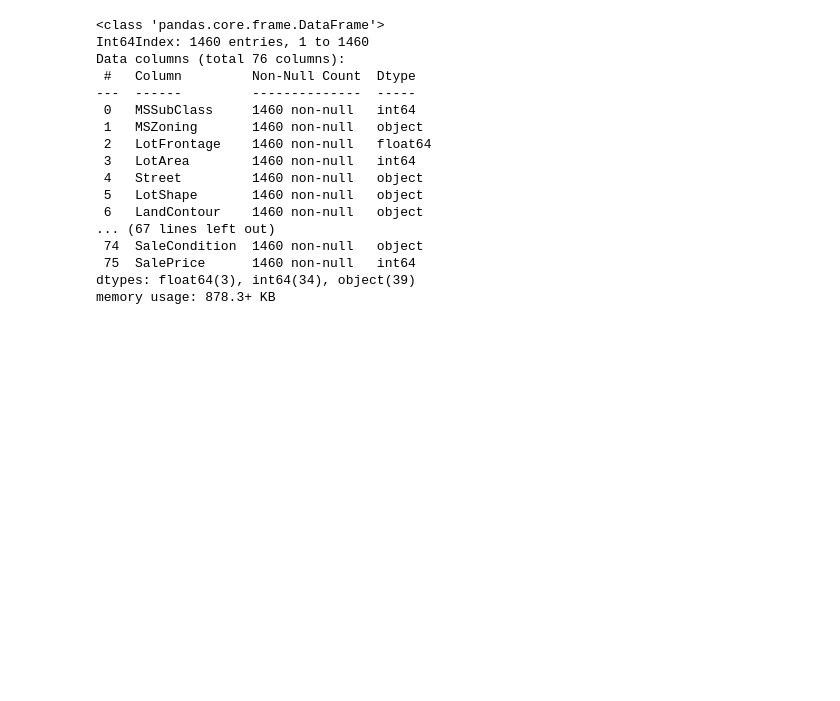
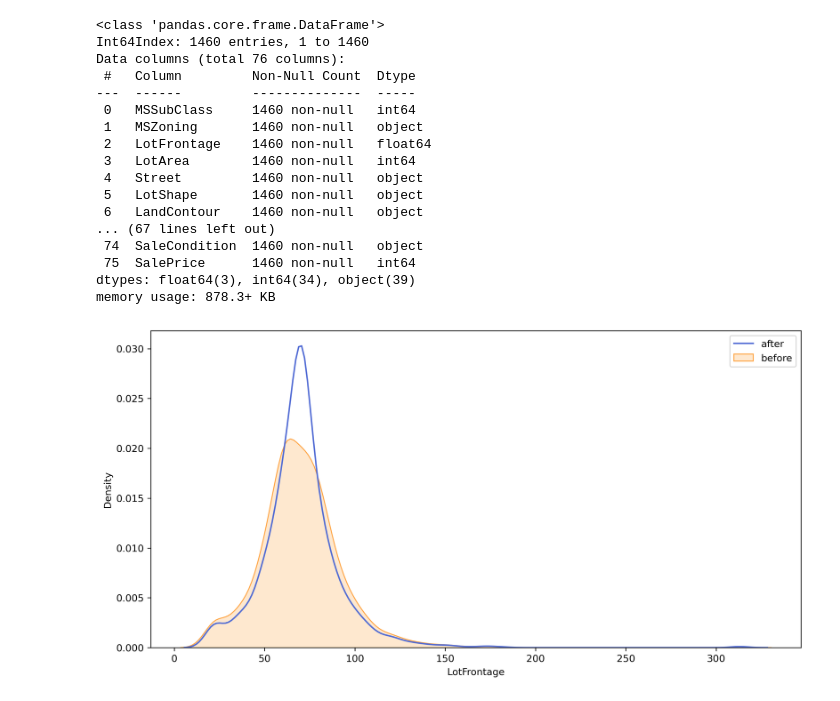
Before and after one commit to ashen007/Feature_enginering, a Jupyter notebook: notebooks/case study/missing_data_handling.ipynb, the cells around one changed output. Saved outputs shown, nothing was run; the diff lists cells and outputs as text; code cells hidden in the pictures; blank space fills up the shorter version.

Commit message:
compare distribution after imputation with before

```diff
--- a/notebooks/case study/missing_data_handling.ipynb
+++ b/notebooks/case study/missing_data_handling.ipynb
@@ -169,3 +170,10 @@ Data columns (total 76 columns):
  75  SalePrice      1460 non-null   int64
 dtypes: float64(3), int64(34), object(39)
 memory usage: 878.3+ KB
+# %%
+def compare_dist_(before,after):
+    plt.subplots(nrows=1,ncols=1,figsize=[12,6],dpi=300)
+    sns.kdeplot(x=before,fill=True,color='#FEA443',label='before')
+    sns.kdeplot(x=after,color='#506AD4',label='after')
+    plt.legend()
+    plt.show()
@@ -171,0 +187,4 @@ memory usage: 878.3+ KB
+# %%
+compare_dist_(data_set['LotFrontage'],data_set_c['LotFrontage'])
+# %% [output]
+[figure, added]
```
Also changed, not shown: parts of 4 cells of this notebook.
